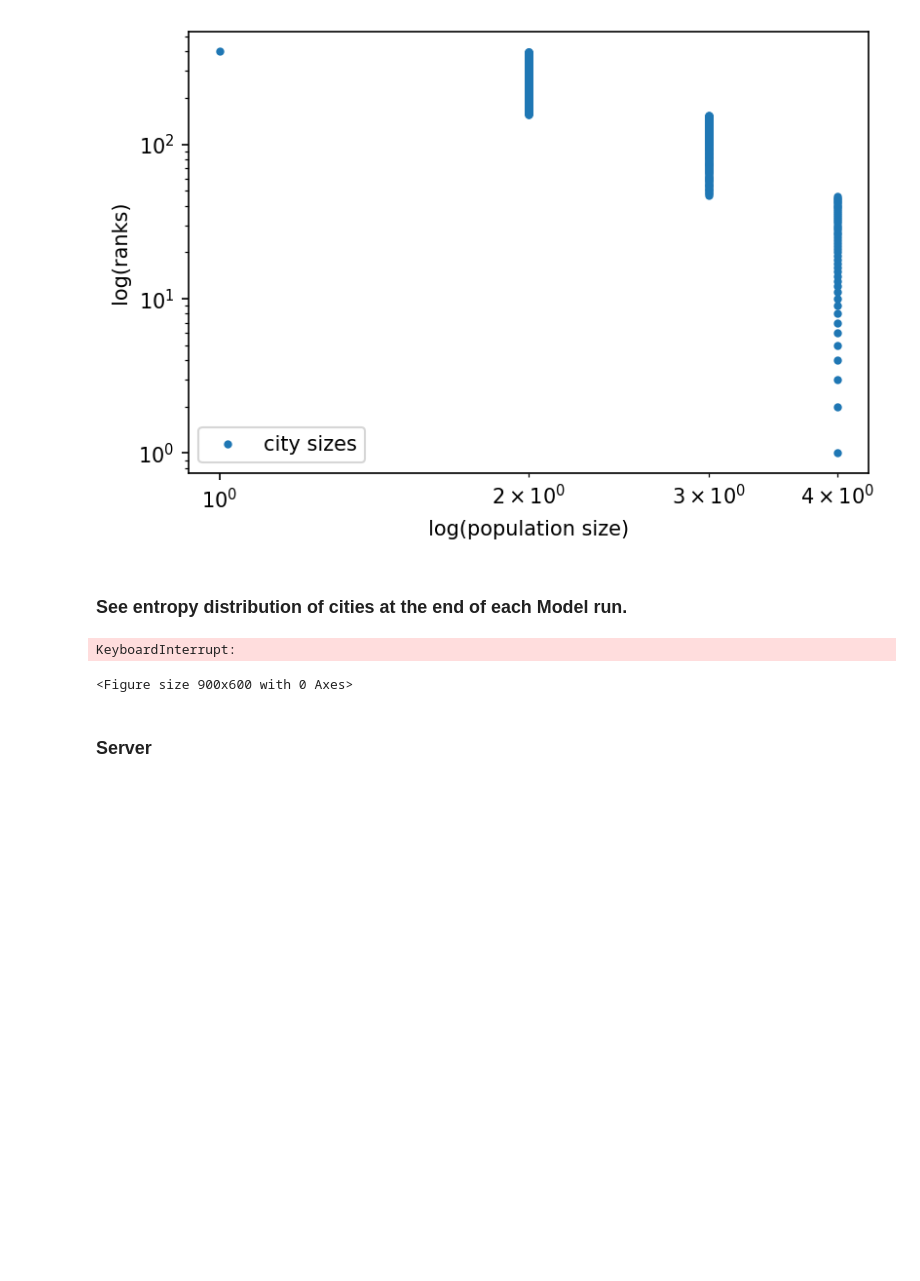
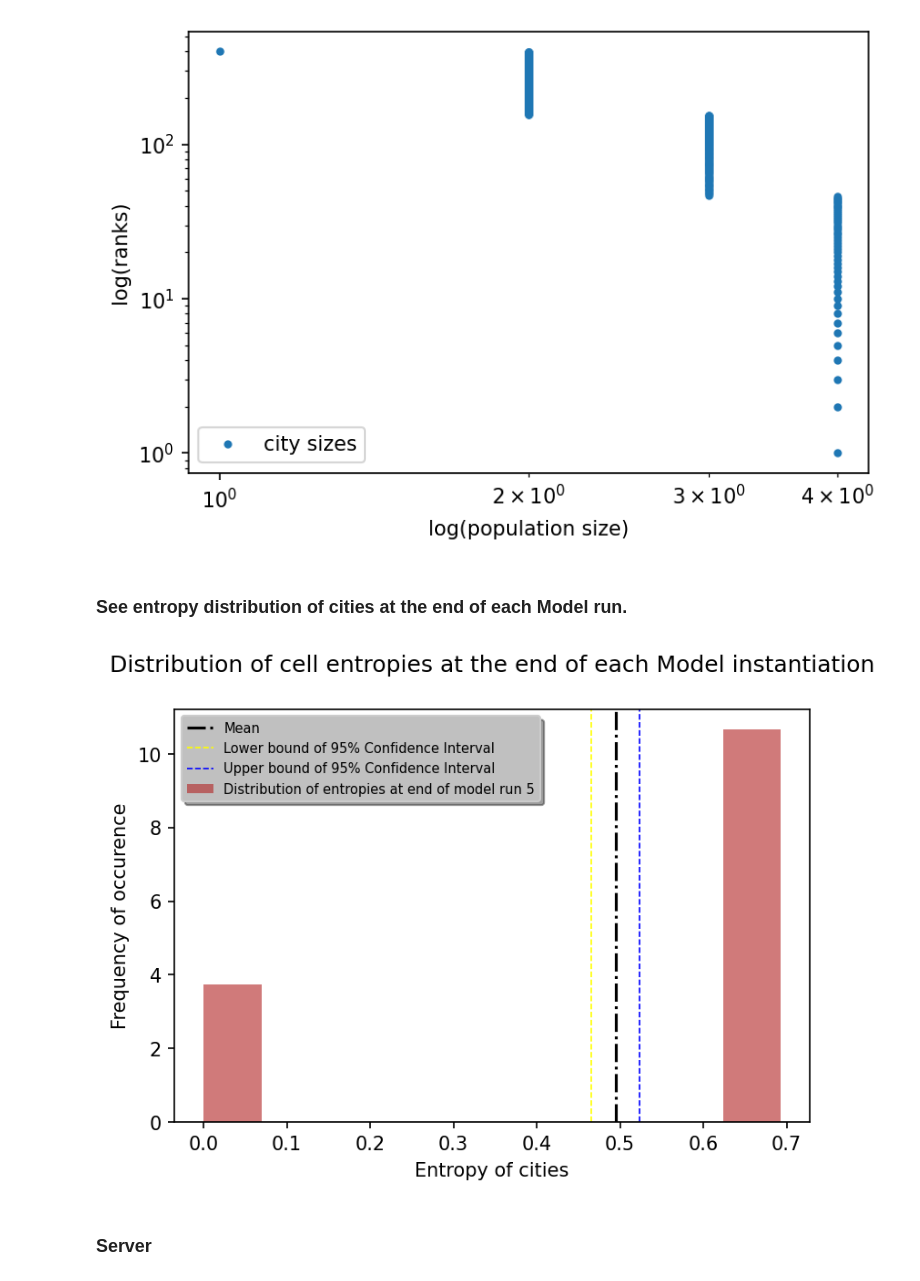
Before and after one commit to kamleshsahoo/CityFormation-ABM, a Jupyter notebook: EvolutionaryCity.ipynb, the cells around one changed output. Cells and saved outputs as stored; diff of their text form; code cells hidden in the pictures; blank space fills up the shorter version.

```diff
--- a/EvolutionaryCity.ipynb
+++ b/EvolutionaryCity.ipynb
@@ -290,32 +290,31 @@ for i in range(50):
 # %% [markdown]
 ### See entropy distribution of cities at the end of each Model run.
 # %%
-for i in range(5):
-    model = city_model() # default params used
-    for j in range(30): #run model for 30 steps
+for i in range(5):                       # iterate the model 5 times
+    model = city_model()                 # default params used
+    for j in range(20):                  # run each model for 20 steps
         model.step()
     city_evolution = model.datacollector.get_model_vars_dataframe()
     eList = []
-    for j in city_evolution.iloc[29]["Entropy"]:
+    for j in city_evolution.iloc[19]["Entropy"]:   # check the entropies at end of model run
         eList.append(j[1])
     intv95 = st.norm.interval(alpha=0.95, loc=np.mean(eList), scale=st.sem(eList))
     # Plot the histogram.
     fig = plt.figure(dpi=150)
     plt.hist(eList, bins= "auto", density=True,color='firebrick',alpha=0.6,
              label="Distribution of entropies at end of model run {}".format(i+1))
     plt.axvline(x=np.mean(eList), color='k', linestyle='dashdot', label="Mean")
     plt.axvline(x=intv95[0],color='yellow',linestyle='--',linewidth=0.8,label='Lower bound of 95% Confidence Interval')
     plt.axvline(x=intv95[1],color='blue',linestyle='--',linewidth=0.8,label='Upper bound of 95% Confidence Interval')
     plt.xlabel('Entropy of cities')
     plt.ylabel('Frequency of occurence')
     plt.title("Distribution of cell entropies at the end of each Model instantiation",pad=20)
     plt.legend(loc='best', shadow=True, prop={'size': 7}, facecolor="silver")
     plt.show()
     time.sleep(0.1)
     clear_output(wait=True)
 # %% [output]
-KeyboardInterrupt:
-<Figure size 900x600 with 0 Axes>
+[figure, added]
 # %% [markdown]
 ### Server
 # %%
```
Also changed, not shown: parts of 9 cells of this notebook.
